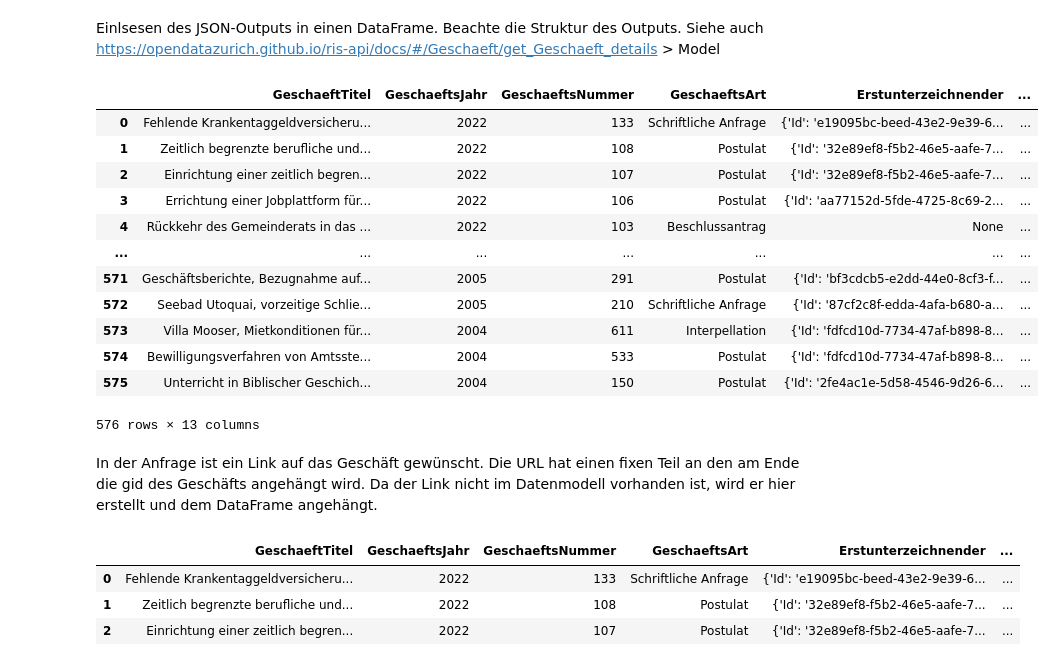
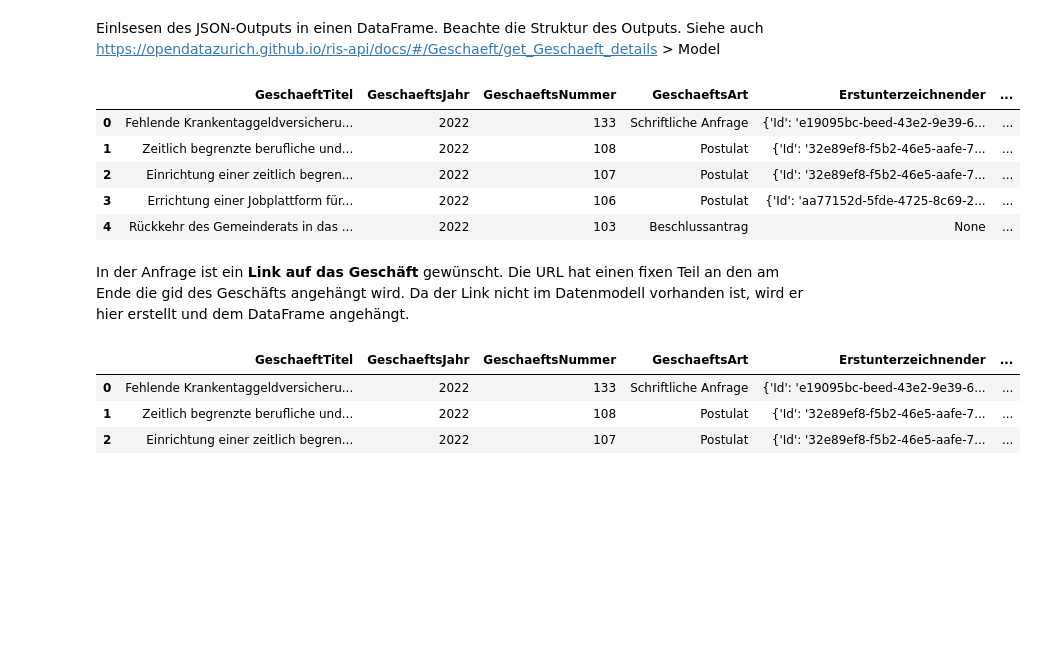
Before and after one commit to DonGoginho/myPy, a Jupyter notebook: anfragen/parlamentsdienste_ris_api/glp_geschaefte/pd_ris_api_glp_geschaefte-2018-2022.ipynb, the cells around one changed output. Cells and saved outputs as stored; diff of their text form; code cells hidden in the pictures; blank space fills up the shorter version.

```diff
--- a/anfragen/parlamentsdienste_ris_api/glp_geschaefte/pd_ris_api_glp_geschaefte-2018-2022.ipynb
+++ b/anfragen/parlamentsdienste_ris_api/glp_geschaefte/pd_ris_api_glp_geschaefte-2018-2022.ipynb
@@ -322,23 +305,16 @@ Einlsesen des JSON-Outputs in einen DataFrame.
 Beachte die Struktur des Outputs. Siehe auch https://opendatazurich.github.io/ris-api/docs/#/Geschaeft/get_Geschaeft_details > Model
 # %%
 df_deals_details = pd.DataFrame(deals_details)
-df_deals_details
+df_deals_details.head(5)
 # %% [output]
 |  | GeschaeftTitel | GeschaeftsJahr | GeschaeftsNummer | GeschaeftsArt | Erstunterzeichnender | ... |
 | 0 | Fehlende Krankentaggeldversicheru... | 2022 | 133 | Schriftliche Anfrage | {'Id': 'e19095bc-beed-43e2-9e39-6... | ... |
 | 1 | Zeitlich begrenzte berufliche und... | 2022 | 108 | Postulat | {'Id': '32e89ef8-f5b2-46e5-aafe-7... | ... |
 | 2 | Einrichtung einer zeitlich begren... | 2022 | 107 | Postulat | {'Id': '32e89ef8-f5b2-46e5-aafe-7... | ... |
 | 3 | Errichtung einer Jobplattform für... | 2022 | 106 | Postulat | {'Id': 'aa77152d-5fde-4725-8c69-2... | ... |
 | 4 | Rückkehr des Gemeinderats in das ... | 2022 | 103 | Beschlussantrag | None | ... |
-| ... | ... | ... | ... | ... | ... | ... |
-| 571 | Geschäftsberichte, Bezugnahme auf... | 2005 | 291 | Postulat | {'Id': 'bf3cdcb5-e2dd-44e0-8cf3-f... | ... |
-| 572 | Seebad Utoquai, vorzeitige Schlie... | 2005 | 210 | Schriftliche Anfrage | {'Id': '87cf2c8f-edda-4afa-b680-a... | ... |
-| 573 | Villa Mooser, Mietkonditionen für... | 2004 | 611 | Interpellation | {'Id': 'fdfcd10d-7734-47af-b898-8... | ... |
-| 574 | Bewilligungsverfahren von Amtsste... | 2004 | 533 | Postulat | {'Id': 'fdfcd10d-7734-47af-b898-8... | ... |
-| 575 | Unterricht in Biblischer Geschich... | 2004 | 150 | Postulat | {'Id': '2fe4ac1e-5d58-4546-9d26-6... | ... |
-576 rows × 13 columns
 # %% [markdown]
-In der Anfrage ist ein Link auf das Geschäft gewünscht. Die URL hat einen fixen Teil an den am Ende die gid des Geschäfts angehängt wird.
+In der Anfrage ist ein **Link auf das Geschäft** gewünscht. Die URL hat einen fixen Teil an den am Ende die gid des Geschäfts angehängt wird.
 Da der Link nicht im Datenmodell vorhanden ist, wird er hier erstellt und dem DataFrame angehängt.
 # %%
 #df_deals_details['joined_col'] = df_deals_details.GeschaeftsArt.str.cat(df_deals_details.PendentBei)
```
Also changed, not shown: parts of 13 cells of this notebook, 4 other files.
